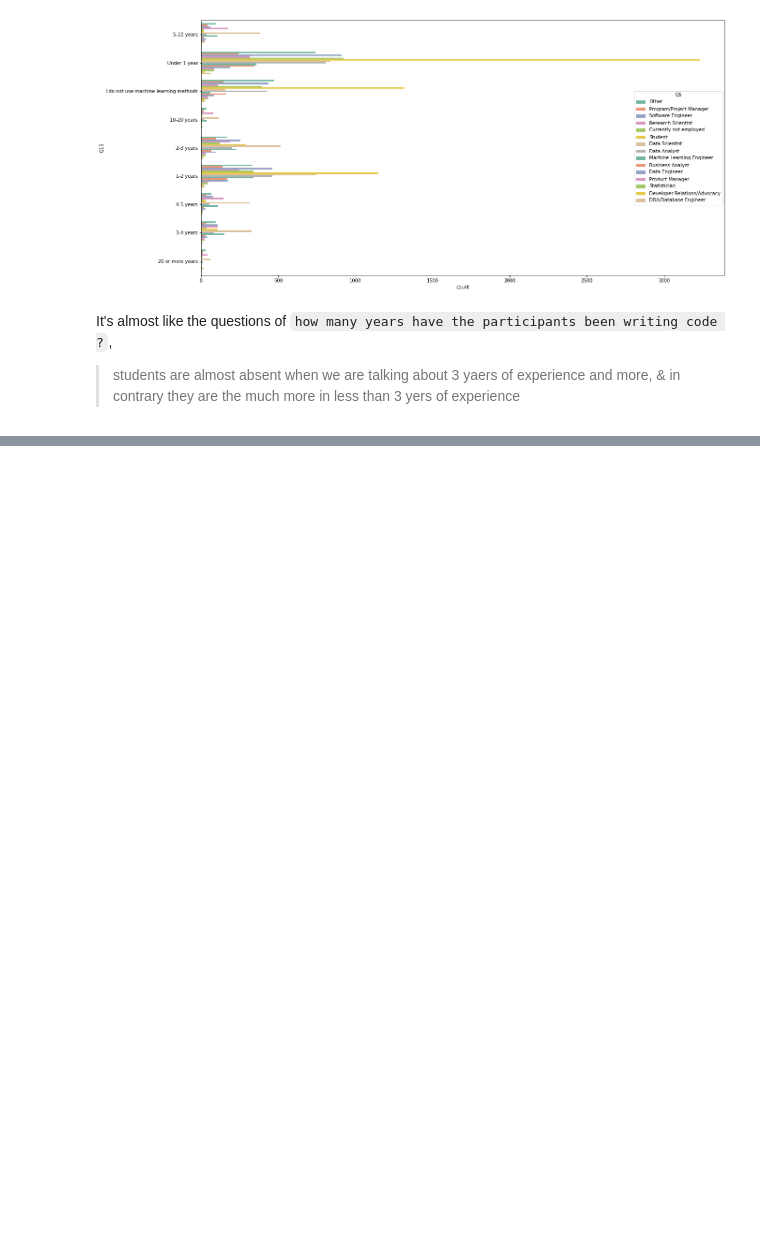
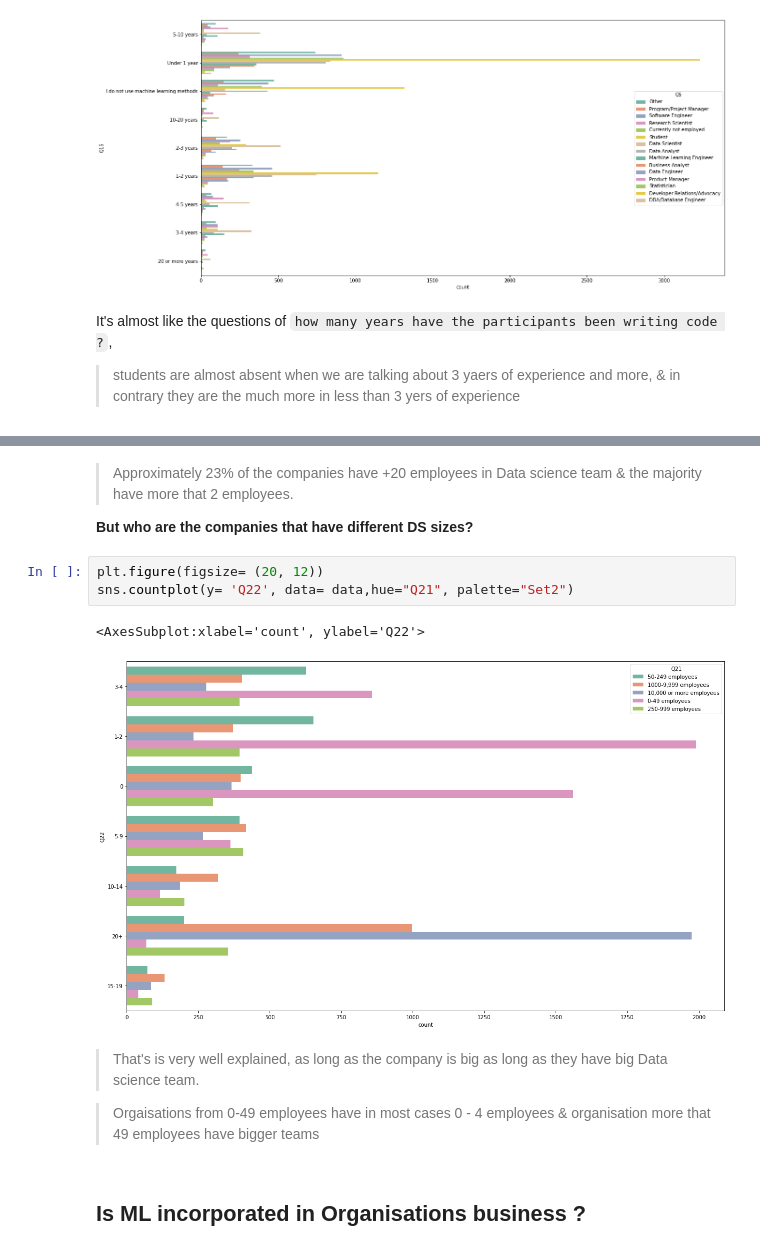
Before and after one commit to oussamaouardini/Kaggle-Machine-Learning-Data-Science-Survey-2021, a Jupyter notebook: kaggle-machine-learning-data-science-survey-2021.ipynb, the cells around one changed output, grey strips where cells are left out. Drawn from its saved outputs; the diff is of its cells as text; blank space fills up the shorter version.

```diff
--- a/kaggle-machine-learning-data-science-survey-2021.ipynb
+++ b/kaggle-machine-learning-data-science-survey-2021.ipynb
@@ -695,0 +897,16 @@ Q38_B_OTHER
+# %% [markdown]
+> Approximately 23% of the companies have +20 employees in Data science team & the majority have more that 2 employees.
+
+**But who are the companies that have different DS sizes?**
+# %%
+plt.figure(figsize= (20, 12))
+sns.countplot(y= 'Q22', data= data,hue="Q21", palette="Set2")
+# %% [output]
+<AxesSubplot:xlabel='count', ylabel='Q22'>
+[figure, added]
+# %% [markdown]
+> That's is very well explained, as long as the company is big as long as they have big Data science team.
+
+> Orgaisations from 0-49 employees have in most cases 0 - 4 employees & organisation more that 49 employees have bigger teams
+# %% [markdown]
+## Is ML incorporated in Organisations business ?
```
Also changed, not shown: parts of 58 cells of this notebook.
